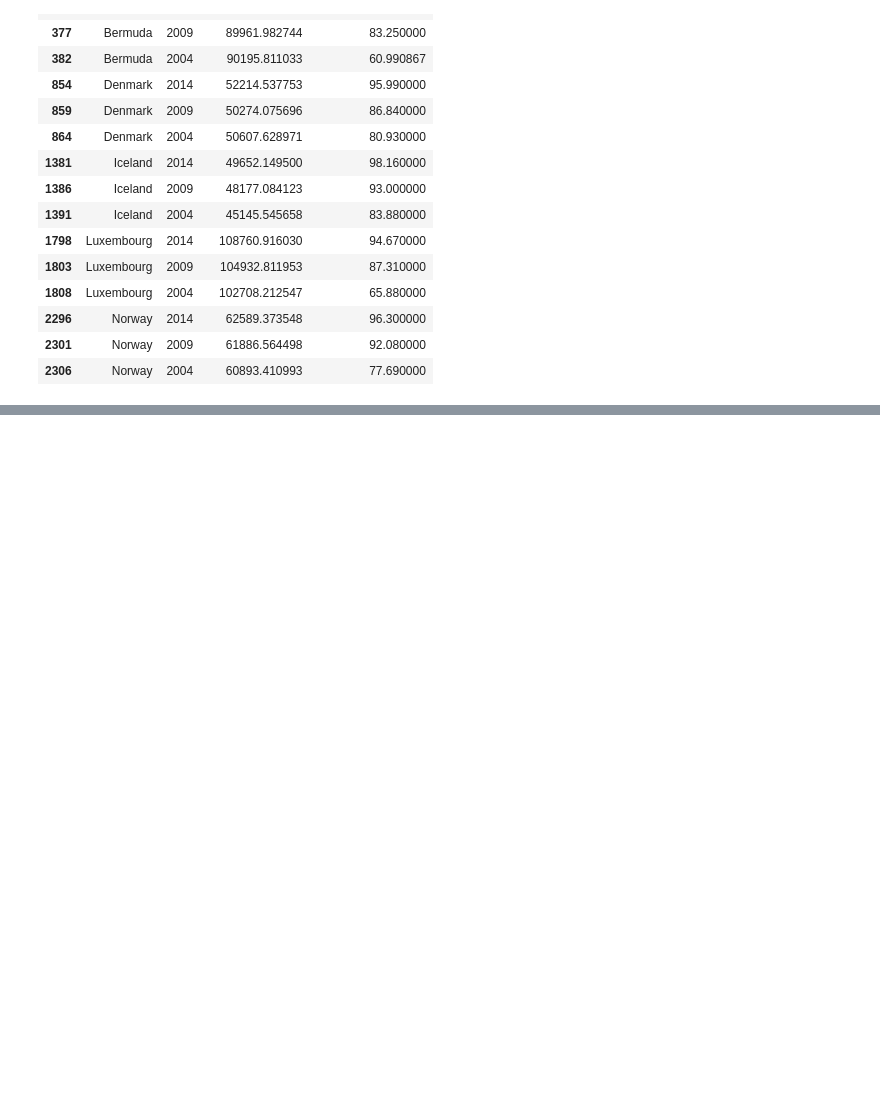
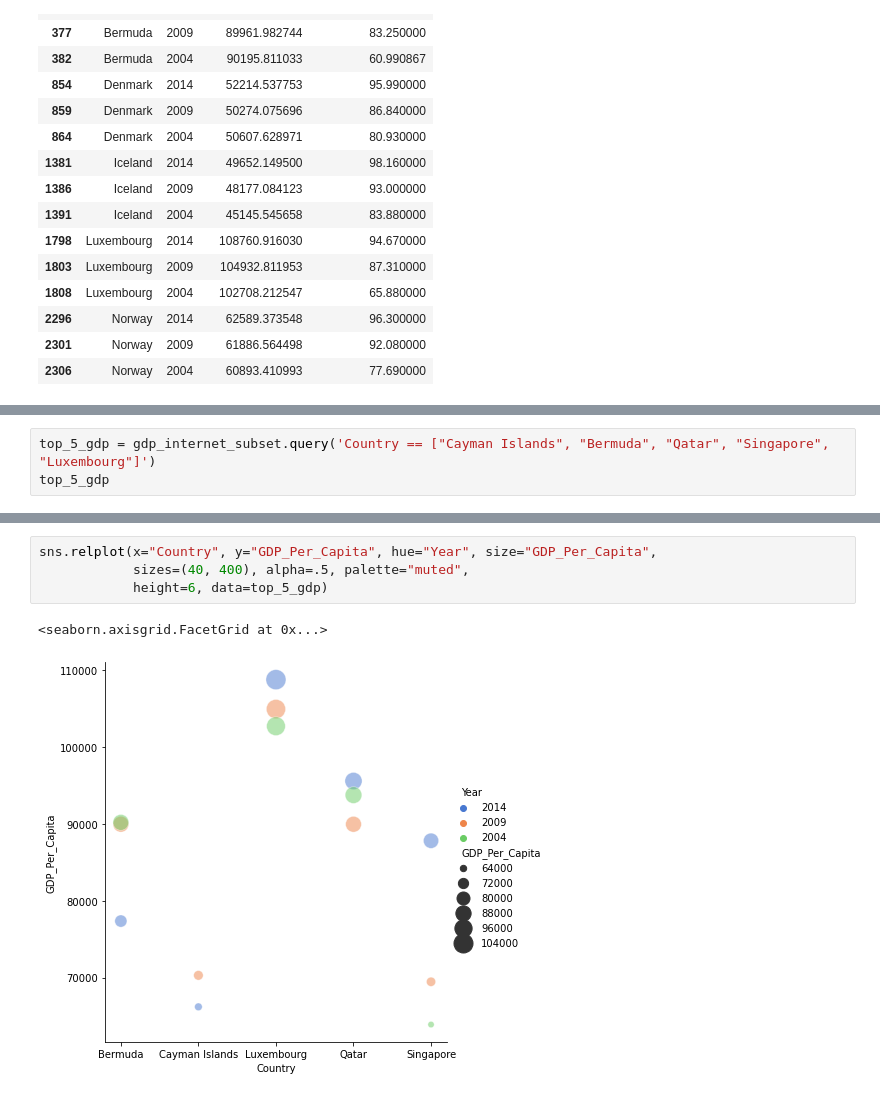
Before and after one commit to NSS-Full-Time-Data-Analytics-7/gdp-and-internet-usage-mcmitl, a Jupyter notebook: notebooks/UN_data.ipynb, the cells around one changed output, grey strips where cells are left out. Saved outputs shown, nothing was run; the diff lists cells and outputs as text; blank space fills up the shorter version.

Commit message:
2nd update to UN data notebook

```diff
--- a/notebooks/UN_data.ipynb
+++ b/notebooks/UN_data.ipynb
@@ -294,0 +326,3 @@ g.map(sns.scatterplot, 'GDP_Per_Capita', 'Internet_Users_Pct')
+# %%
+top_5_gdp = gdp_internet_subset.query('Country == ["Cayman Islands", "Bermuda", "Qatar", "Singapore", "Luxembourg"]')
+top_5_gdp
@@ -294,0 +345,7 @@ g.map(sns.scatterplot, 'GDP_Per_Capita', 'Internet_Users_Pct')
+# %%
+sns.relplot(x="Country", y="GDP_Per_Capita", hue="Year", size="GDP_Per_Capita",
+            sizes=(40, 400), alpha=.5, palette="muted",
+            height=6, data=top_5_gdp)
+# %% [output]
+<seaborn.axisgrid.FacetGrid at 0x...>
+[figure, added]
```
Also changed, not shown: parts of 9 cells of this notebook.
